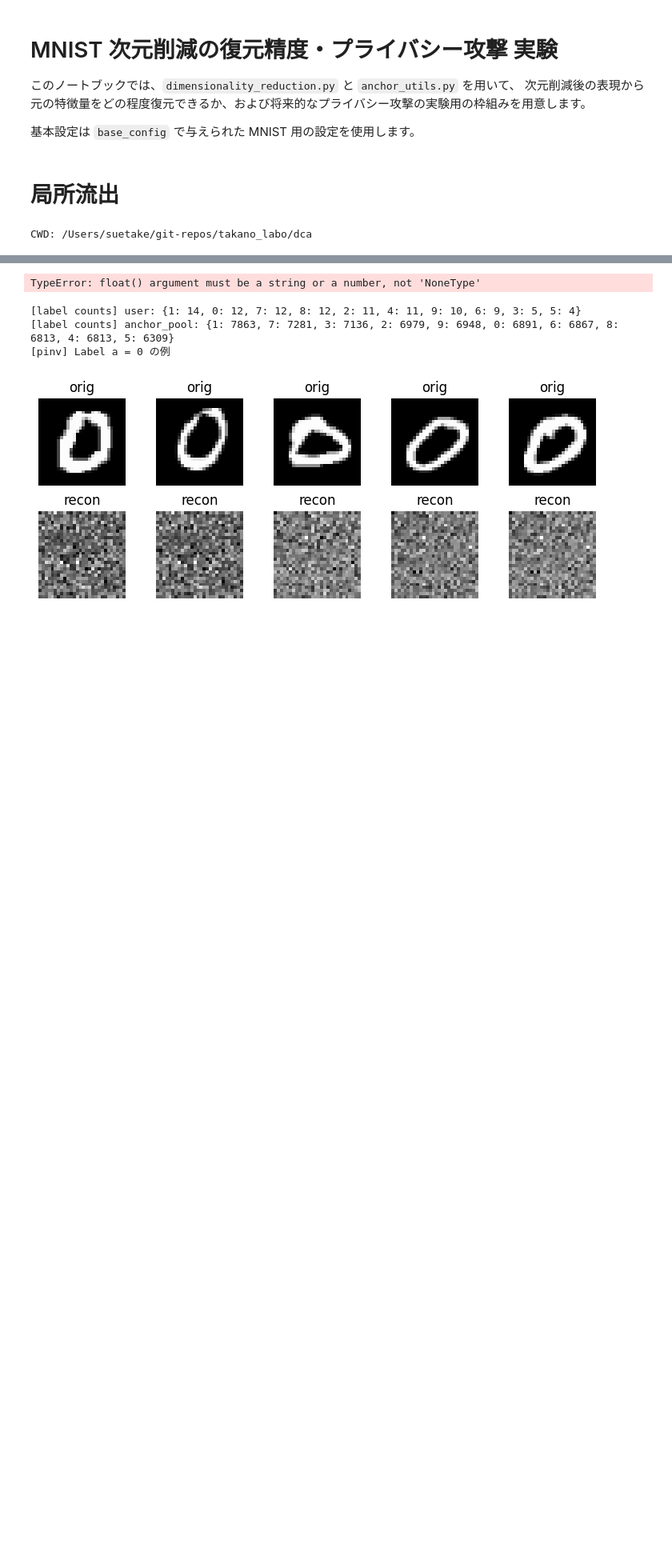
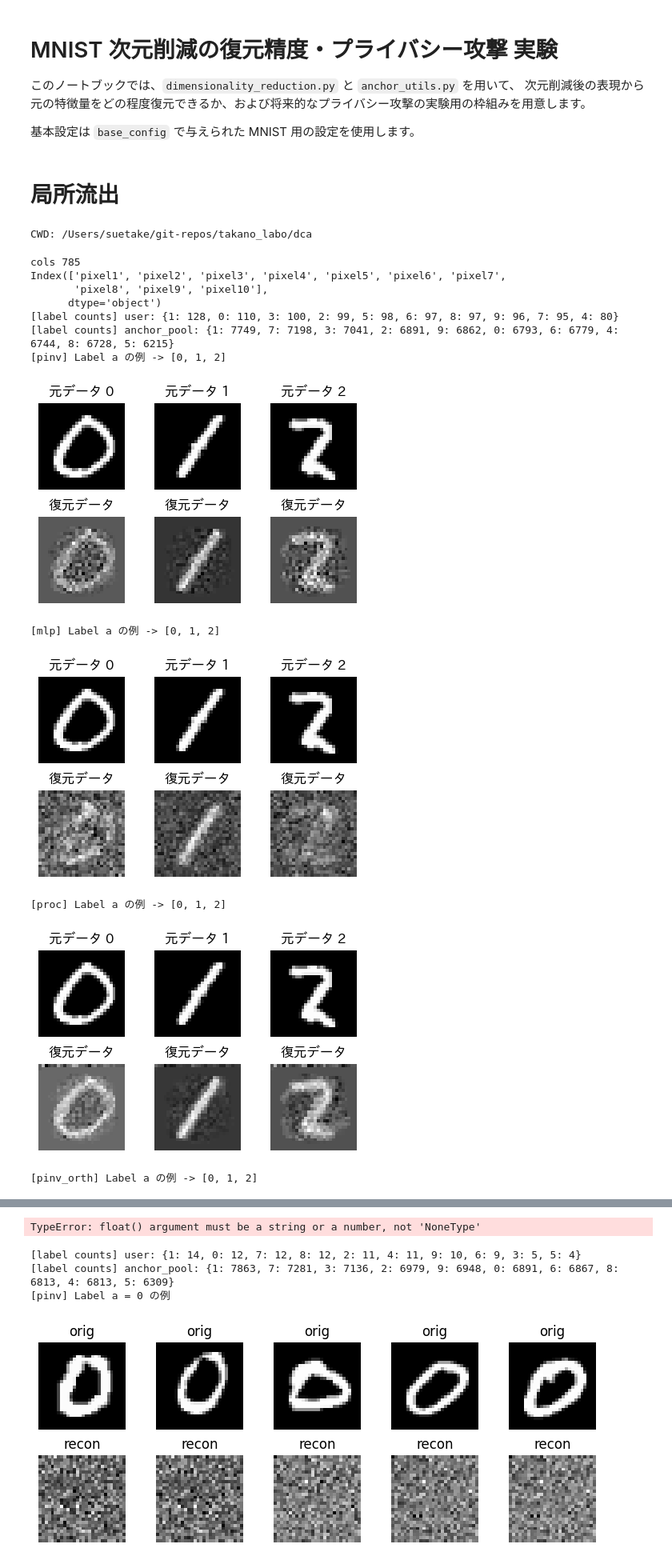
Before and after one commit to takano-lab/data-collaboration-analysis, a Jupyter notebook: 実験用/mnist_reconstruction_privacy_vs_orth.ipynb, the cells around one changed output, grey strips where cells are left out. Shown at 80% size. Drawn from its saved outputs; the diff is of its cells as text; code cells hidden in the pictures; blank space fills up the shorter version.

```diff
--- a/実験用/mnist_reconstruction_privacy_vs_orth.ipynb
+++ b/実験用/mnist_reconstruction_privacy_vs_orth.ipynb
@@ -1091,3 +1085,77 @@ def run_anchor_local_leak_grid(base_config_dict: dict):
 # df_results
 # # 適当な CSV 出力
 # df_results.to_csv("anchor_local_leak_results.csv", index=False)
+# %%
+from config.config import Config
+
+base_config_dict = {
+    "name": ["tutorial_mnist"],
+    "dataset": [
+    #"fashion_mnist",
+    "mnist",
+    #"mnist_1248",
+    #"mice",
+    #"statlog",
+    #"qsar",
+    #"digits",
+    #"breast_cancer",
+    #"adult",
+    #"glass",
+    #"seeds",
+    #"letter_recognition",
+    #"wine_quality",
+    #"har",
+    #"cifar10",
+    #'3D_gaussian_clusters',
+    #"concentric_three_circles",
+    #"iris",
+    #"ecoli",
+    #"vowel"
+    #"medmnist_3",
+    #"medmnist_5"
+],
+    "spill_type": ["local"], # "local", "even",
+    #"spill_label": [[0, 1, 2]],
+    "y_name": ["target"],
+    "num_institution_user": [1000],
+    "data_distribution": ["even"],
+    "anchor_method": ["smote"], # "smote"
+    "num_anchor_data": [300],
+    "spill_label": [[0,1,2]],
+    "dim_intermediate": [100],
+    "visualize_not_a_labels": [[3,4,5,6,7]],
+    #"spill_num": [300],
+    "F_type": ["svd", "umap"], #   "ae", "kernel_pca_self_tuning", "umap"
+    "recon_centering": [True],
+    "inter_normalization": [False],
+    "preprocess":[False],
+    "smote_ratio": [1],
+    "gamma_ratio": [1.0],
+    "public_anchor_num": [100],
+    "use_public_anchor": ["spill_label"],
+    #"use_public_anchor":[False],
+    "seed":[13],
+    "visualize_rec": [True],
+    #"visualize_method_list": [["pinv", "pinv_not_orth", "gram", "gram_orth"]],
+    "noise_level": [0.0],
+}
+
+
+df_results = run_anchor_local_leak_grid(base_config_dict)
+df_results
+# 適当な CSV 出力
+df_results.to_csv("anchor_local_leak_results.csv", index=False)
+# %% [output]
+cols 785
+Index(['pixel1', 'pixel2', 'pixel3', 'pixel4', 'pixel5', 'pixel6', 'pixel7',
+       'pixel8', 'pixel9', 'pixel10'],
+      dtype='object')
+[label counts] user: {1: 128, 0: 110, 3: 100, 2: 99, 5: 98, 6: 97, 8: 97, 9: 96, 7: 95, 4: 80}
+[label counts] anchor_pool: {1: 7749, 7: 7198, 3: 7041, 2: 6891, 9: 6862, 0: 6793, 6: 6779, 4: 6744, 8: 6728, 5: 6215}
+[pinv] Label a の例 -> [0, 1, 2]
+[figure, added]
+[mlp] Label a の例 -> [0, 1, 2]
+[figure, added]
+[proc] Label a の例 -> [0, 1, 2]
+[figure, added]
+[pinv_orth] Label a の例 -> [0, 1, 2]
```
Also changed, not shown: parts of 4 cells of this notebook, 4 other files.
